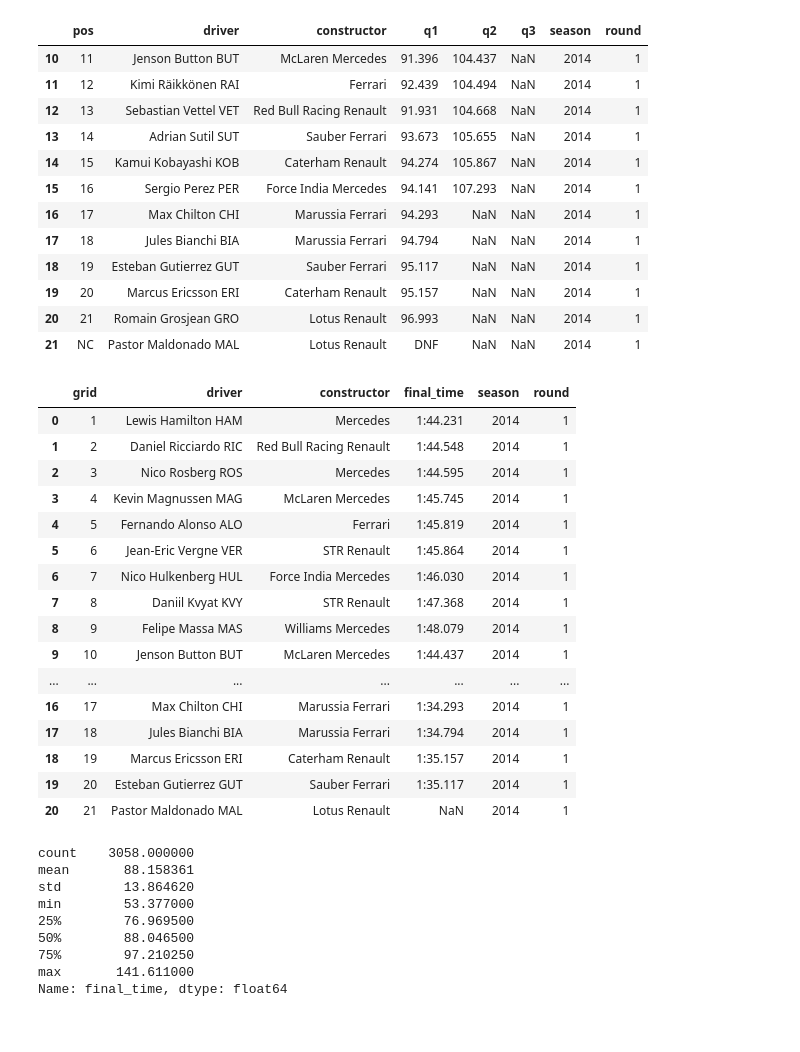
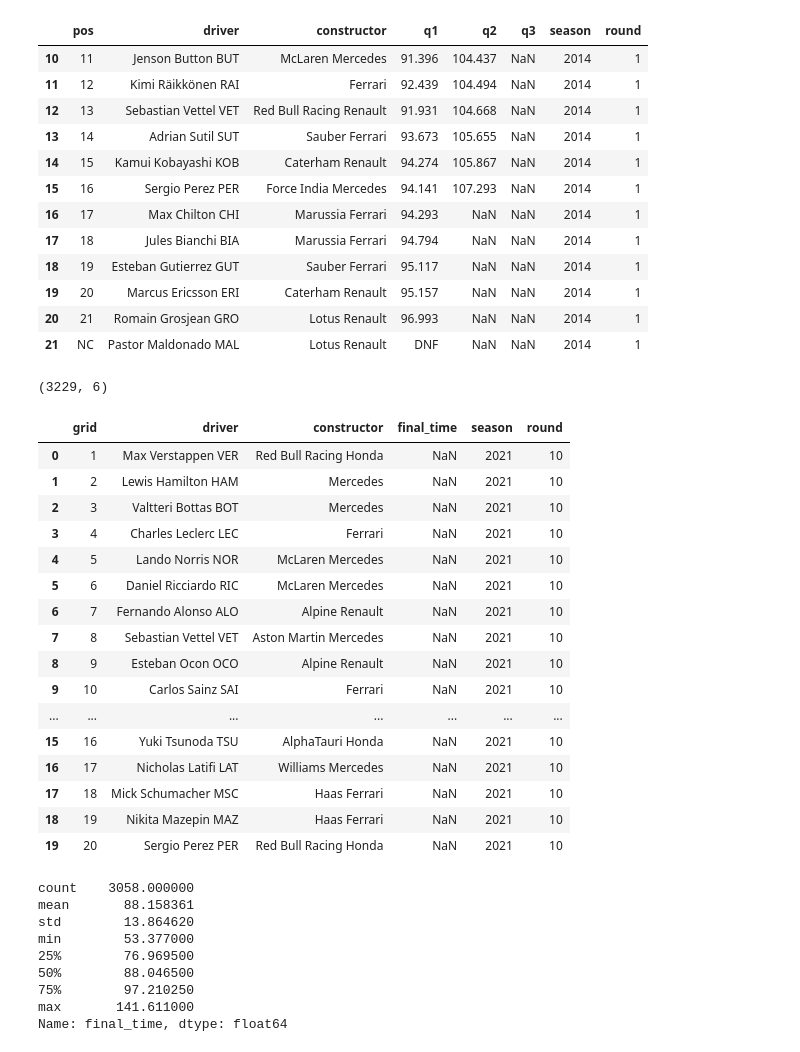
Before and after one commit to ollyjc99/f1-analytics, a Jupyter notebook: data collection/qualifying.ipynb, the cells around one changed output. Cells and saved outputs as stored; diff of their text form; code cells hidden in the pictures.

Commit message:
Testing to find the diff between sprint race and normal race results

```diff
--- a/data collection/qualifying.ipynb
+++ b/data collection/qualifying.ipynb
@@ -136,25 +147,29 @@ qualifying_results.rename(columns = {'Pos': 'grid', 'Driver': 'driver', 'Car': '
 
 qualifying_results.drop('No', axis=1, inplace=True)
 
-qualifying_results.query('season == 2014 & round == 1')
+qualifying_results.shape
 # %% [output]
-|  | grid | driver | constructor | final_time | season | round |
-| 0 | 1 | Lewis Hamilton HAM | Mercedes | 1:44.231 | 2014 | 1 |
-| 1 | 2 | Daniel Ricciardo RIC | Red Bull Racing Renault | 1:44.548 | 2014 | 1 |
-| 2 | 3 | Nico Rosberg ROS | Mercedes | 1:44.595 | 2014 | 1 |
-| 3 | 4 | Kevin Magnussen MAG | McLaren Mercedes | 1:45.745 | 2014 | 1 |
-| 4 | 5 | Fernando Alonso ALO | Ferrari | 1:45.819 | 2014 | 1 |
-| 5 | 6 | Jean-Eric Vergne VER | STR Renault | 1:45.864 | 2014 | 1 |
-| 6 | 7 | Nico Hulkenberg HUL | Force India Mercedes | 1:46.030 | 2014 | 1 |
-| 7 | 8 | Daniil Kvyat KVY | STR Renault | 1:47.368 | 2014 | 1 |
-| 8 | 9 | Felipe Massa MAS | Williams Mercedes | 1:48.079 | 2014 | 1 |
-| 9 | 10 | Jenson Button BUT | McLaren Mercedes | 1:44.437 | 2014 | 1 |
-| ... | ... | ... | ... | ... | ... | ... |
-| 16 | 17 | Max Chilton CHI | Marussia Ferrari | 1:34.293 | 2014 | 1 |
-| 17 | 18 | Jules Bianchi BIA | Marussia Ferrari | 1:34.794 | 2014 | 1 |
-| 18 | 19 | Marcus Ericsson ERI | Caterham Renault | 1:35.157 | 2014 | 1 |
-| 19 | 20 | Esteban Gutierrez GUT | Sauber Ferrari | 1:35.117 | 2014 | 1 |
-| 20 | 21 | Pastor Maldonado MAL | Lotus Renault | NaN | 2014 | 1 |
+(3229, 6)
+# %%
+qualifying_results.query('season == 2021 & round == 10')
+# %% [output]
+|  | grid | driver | constructor | final_time | season | round |
+| 0 | 1 | Max Verstappen VER | Red Bull Racing Honda | NaN | 2021 | 10 |
+| 1 | 2 | Lewis Hamilton HAM | Mercedes | NaN | 2021 | 10 |
+| 2 | 3 | Valtteri Bottas BOT | Mercedes | NaN | 2021 | 10 |
+| 3 | 4 | Charles Leclerc LEC | Ferrari | NaN | 2021 | 10 |
+| 4 | 5 | Lando Norris NOR | McLaren Mercedes | NaN | 2021 | 10 |
+| 5 | 6 | Daniel Ricciardo RIC | McLaren Mercedes | NaN | 2021 | 10 |
+| 6 | 7 | Fernando Alonso ALO | Alpine Renault | NaN | 2021 | 10 |
+| 7 | 8 | Sebastian Vettel VET | Aston Martin Mercedes | NaN | 2021 | 10 |
+| 8 | 9 | Esteban Ocon OCO | Alpine Renault | NaN | 2021 | 10 |
+| 9 | 10 | Carlos Sainz SAI | Ferrari | NaN | 2021 | 10 |
+| ... | ... | ... | ... | ... | ... | ... |
+| 15 | 16 | Yuki Tsunoda TSU | AlphaTauri Honda | NaN | 2021 | 10 |
+| 16 | 17 | Nicholas Latifi LAT | Williams Mercedes | NaN | 2021 | 10 |
+| 17 | 18 | Mick Schumacher MSC | Haas Ferrari | NaN | 2021 | 10 |
+| 18 | 19 | Nikita Mazepin MAZ | Haas Ferrari | NaN | 2021 | 10 |
+| 19 | 20 | Sergio Perez PER | Red Bull Racing Honda | NaN | 2021 | 10 |
 # %%
 qualifying_results['final_time'] = qualifying_results.final_time.map(lambda x: format_qualifying(str(x)))
 
```
Also changed, not shown: parts of 3 cells of this notebook.
